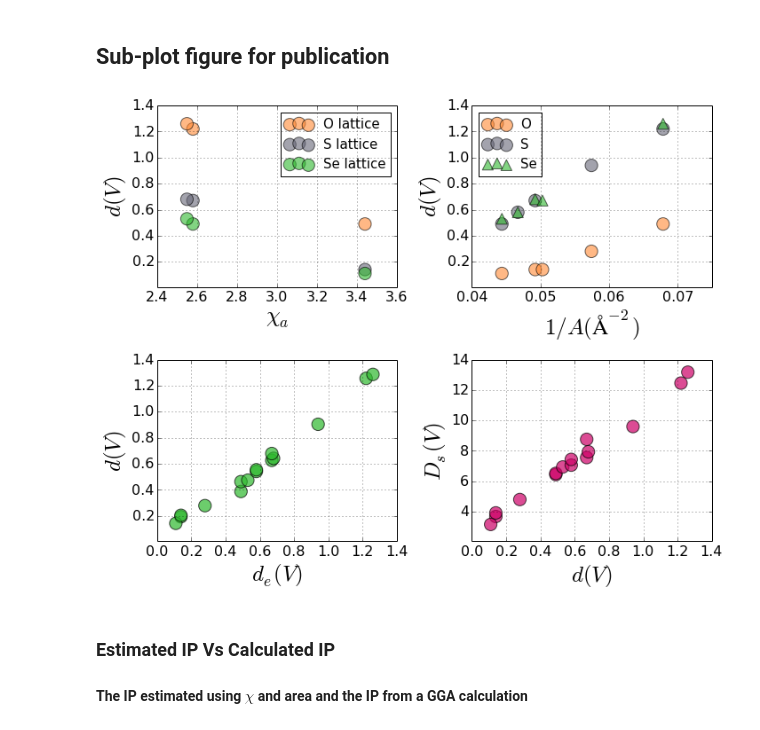
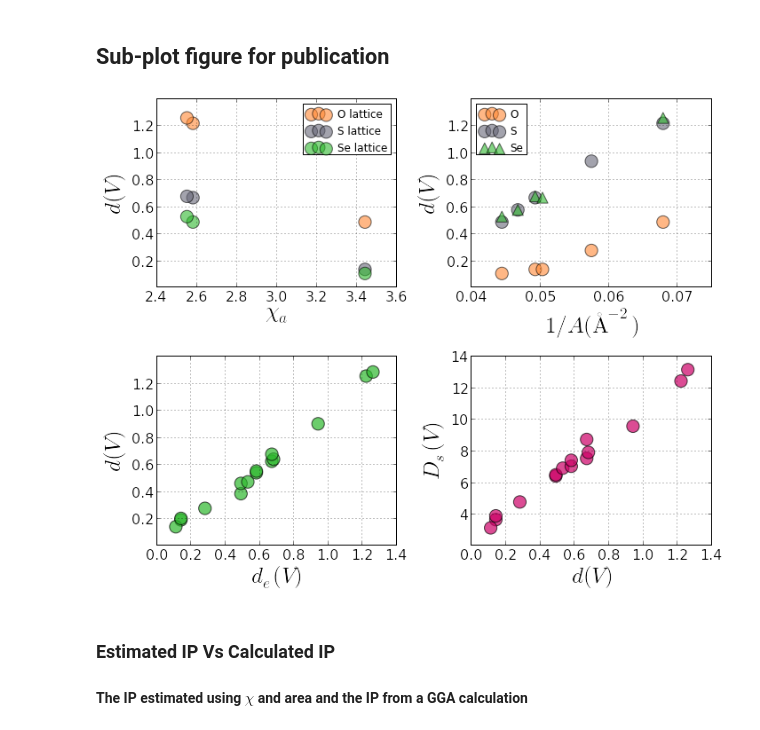
Before and after one commit to keeeto/fitting, a Jupyter notebook: Untitled.ipynb, the cells around one changed output. Drawn from its saved outputs; the diff is of its cells as text; code cells hidden in the pictures.

```diff
--- a/Untitled.ipynb
+++ b/Untitled.ipynb
@@ -283,39 +284,39 @@ axarr[0,0].grid(True)
 axarr[0,0].set_ylim(0.005,1.4)
 axarr[0,0].set_xlabel('$\chi_a$', fontsize=25)
 axarr[0,0].set_ylabel('$d (V)$',fontsize=25)
-axarr[0,0].legend(fontsize=15)
+axarr[0,0].legend()
 
 
 # Upper right
 axarr[0, 1].scatter(area_O,dip_O,s=200,marker='o',c='#ff8833',alpha=0.6,label='O')
 axarr[0, 1].scatter(area_S,dip_S,s=200,marker='o',c='#666677',alpha=0.6,label='S')
 axarr[0, 1].scatter(area_Se,dip_Se,s=150,marker='^',c='#2EB82E',alpha=0.6,label='Se')
 axarr[0,1].grid(True)
 axarr[0,1].xaxis.set_ticks(np.arange(0.040,0.070,0.01))
 axarr[0,1].set_ylim(0.005,1.4)
-axarr[0,1].legend(fontsize=15,loc='upper left')
+axarr[0,1].legend(loc='upper left')
 axarr[0,1].set_xlabel('$1/A (\AA^{-2})$',fontsize=25)
 axarr[0,1].set_ylabel('$d (V)$',fontsize=25)
 
 # Lower left
 #axarr[1,0].scatter(factor,dip,s=200,marker='o',c='#2EB82E',alpha=0.6)
 axarr[1,0].scatter(dip,estimated_surface_electric_dipole,marker='o',c='#2EB82E',s=200,alpha=0.7)
 axarr[1,0].grid(True)
 axarr[1,0].set_xlabel('$d_e (V)$',fontsize=25)
 axarr[1,0].set_ylabel('$d (V)$',fontsize=25)
 axarr[1,0].set_ylim(0.005,1.4)
 
 # Lower right
 axarr[1,1].scatter(dip,sdipole,marker='o',s=200,c='#CC0066',alpha=0.7)
 axarr[1,1].grid(True)
 axarr[1,1].set_xlabel('$d (V)$',fontsize=25)
 axarr[1,1].set_ylabel('$D_s (V)$',fontsize=25)
 axarr[1,1].set_ylim(2.05,14)
 
 f.tight_layout()
 f.savefig('dipole_relations.pdf')
 # %% [output]
-[figure, old version]
+[figure, new version]
 # %% [markdown]
 ### Estimated IP Vs Calculated IP
 #### The IP estimated using $\chi$ and area and the IP from a GGA calculation
```
Also changed, not shown: parts of 24 cells of this notebook.
